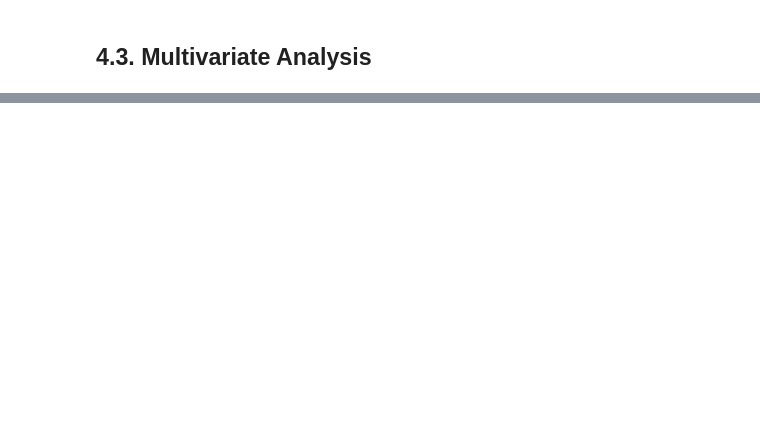
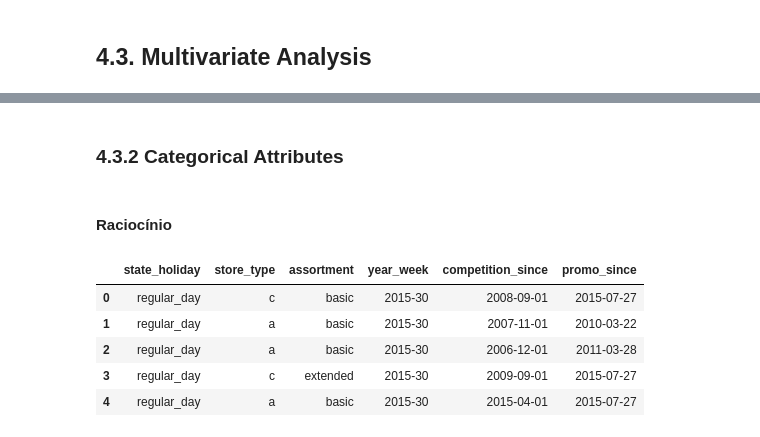
Before and after one commit to moraes-ederson/DataScienceEmProducao, a Jupyter notebook: m04_v01_store_sales_prediction.ipynb, the cells around one changed output, grey strips where cells are left out. Saved outputs shown, nothing was run; the diff lists cells and outputs as text; code cells hidden in the pictures; blank space fills up the shorter version.

```diff
--- a/m04_v01_store_sales_prediction.ipynb
+++ b/m04_v01_store_sales_prediction.ipynb
@@ -942,0 +1003,14 @@ sns.barplot(x='month', y='sales', hue='school_holiday', data=aux2);
+# %% [markdown]
+### 4.3.2 Categorical Attributes
+# %% [markdown]
+#### Raciocínio
+# %%
+cat_attributes = df4.select_dtypes(exclude=['int64', 'float64', 'datetime64[ns]'])
+cat_attributes.head()
+# %% [output]
+|  | state_holiday | store_type | assortment | year_week | competition_since | promo_since |
+| 0 | regular_day | c | basic | 2015-30 | 2008-09-01 | 2015-07-27 |
+| 1 | regular_day | a | basic | 2015-30 | 2007-11-01 | 2010-03-22 |
+| 2 | regular_day | a | basic | 2015-30 | 2006-12-01 | 2011-03-28 |
+| 3 | regular_day | c | extended | 2015-30 | 2009-09-01 | 2015-07-27 |
+| 4 | regular_day | a | basic | 2015-30 | 2015-04-01 | 2015-07-27 |
```
Also changed, not shown: parts of 25 cells of this notebook.
